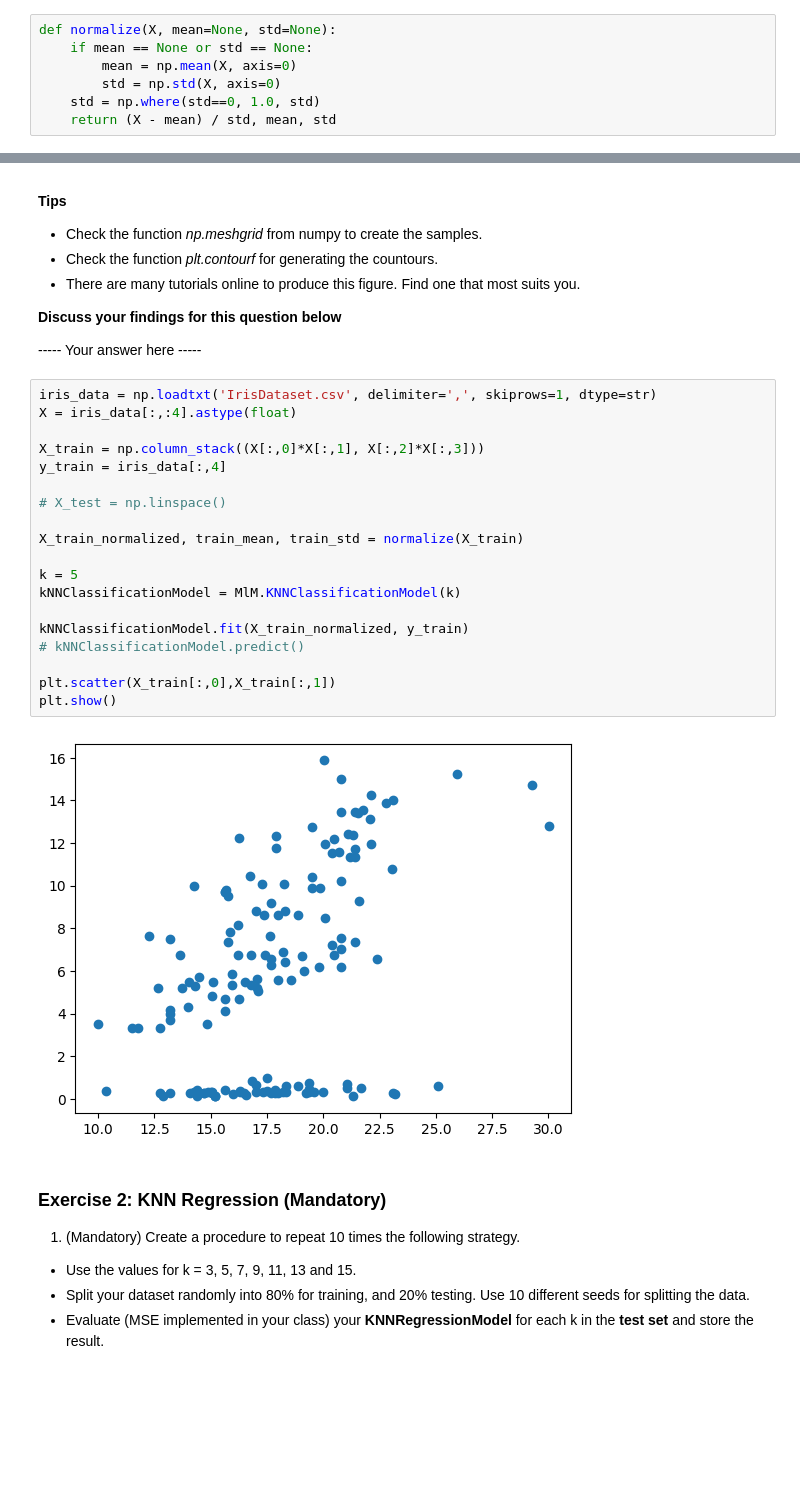
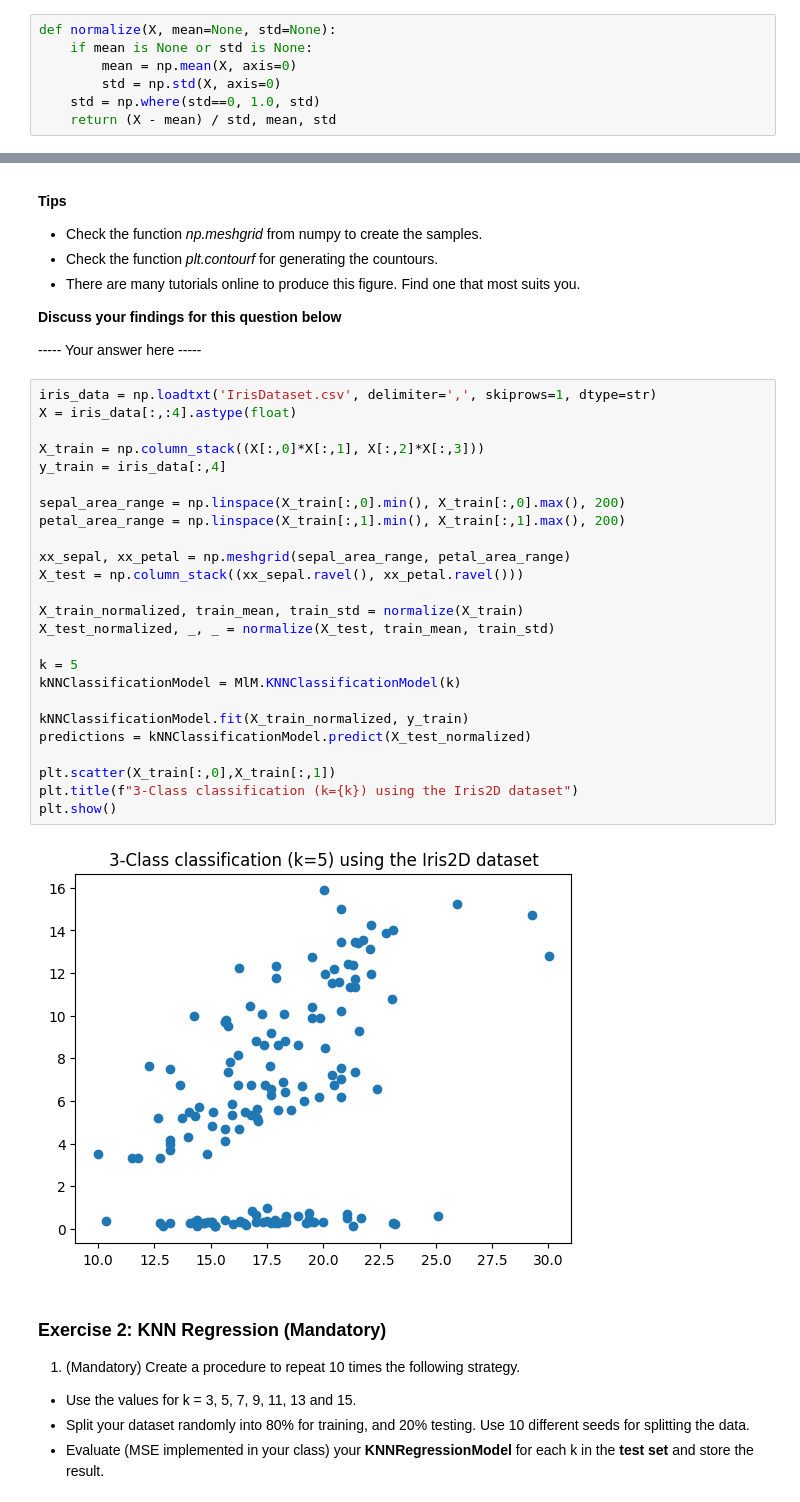
Before and after one commit to SuyashMullick/2DV516-Assignments, a Jupyter notebook: A1/Assignment 1/A1.ipynb, the cells around one changed output, grey strips where cells are left out. Drawn from its saved outputs; the diff is of its cells as text; blank space fills up the shorter version.

Commit message:
Ex 1.2 predict working properly

```diff
--- a/A1/Assignment 1/A1.ipynb
+++ b/A1/Assignment 1/A1.ipynb
@@ -40,7 +40,7 @@ import matplotlib.pyplot as plt
 import MachineLearningModel as MlM
 # %%
 def normalize(X, mean=None, std=None):
-    if mean == None or std == None:
+    if mean is None or std is None:
         mean = np.mean(X, axis=0)
         std = np.std(X, axis=0)
     std = np.where(std==0, 1.0, std)
@@ -83,24 +83,30 @@ plt.show()
 # %%
 iris_data = np.loadtxt('IrisDataset.csv', delimiter=',', skiprows=1, dtype=str)
 X = iris_data[:,:4].astype(float)
 
 X_train = np.column_stack((X[:,0]*X[:,1], X[:,2]*X[:,3]))
 y_train = iris_data[:,4]
 
-# X_test = np.linspace()
+sepal_area_range = np.linspace(X_train[:,0].min(), X_train[:,0].max(), 200)
+petal_area_range = np.linspace(X_train[:,1].min(), X_train[:,1].max(), 200)
+
+xx_sepal, xx_petal = np.meshgrid(sepal_area_range, petal_area_range)
+X_test = np.column_stack((xx_sepal.ravel(), xx_petal.ravel()))
 
 X_train_normalized, train_mean, train_std = normalize(X_train)
+X_test_normalized, _, _ = normalize(X_test, train_mean, train_std)
 
 k = 5
 kNNClassificationModel = MlM.KNNClassificationModel(k)
 
 kNNClassificationModel.fit(X_train_normalized, y_train)
-# kNNClassificationModel.predict()
+predictions = kNNClassificationModel.predict(X_test_normalized)
 
 plt.scatter(X_train[:,0],X_train[:,1])
+plt.title(f"3-Class classification (k={k}) using the Iris2D dataset")
 plt.show()
 # %% [output]
-[figure, old version]
+[figure, new version]
 # %% [markdown]
 ### Exercise 2: KNN Regression (Mandatory)
 
```
